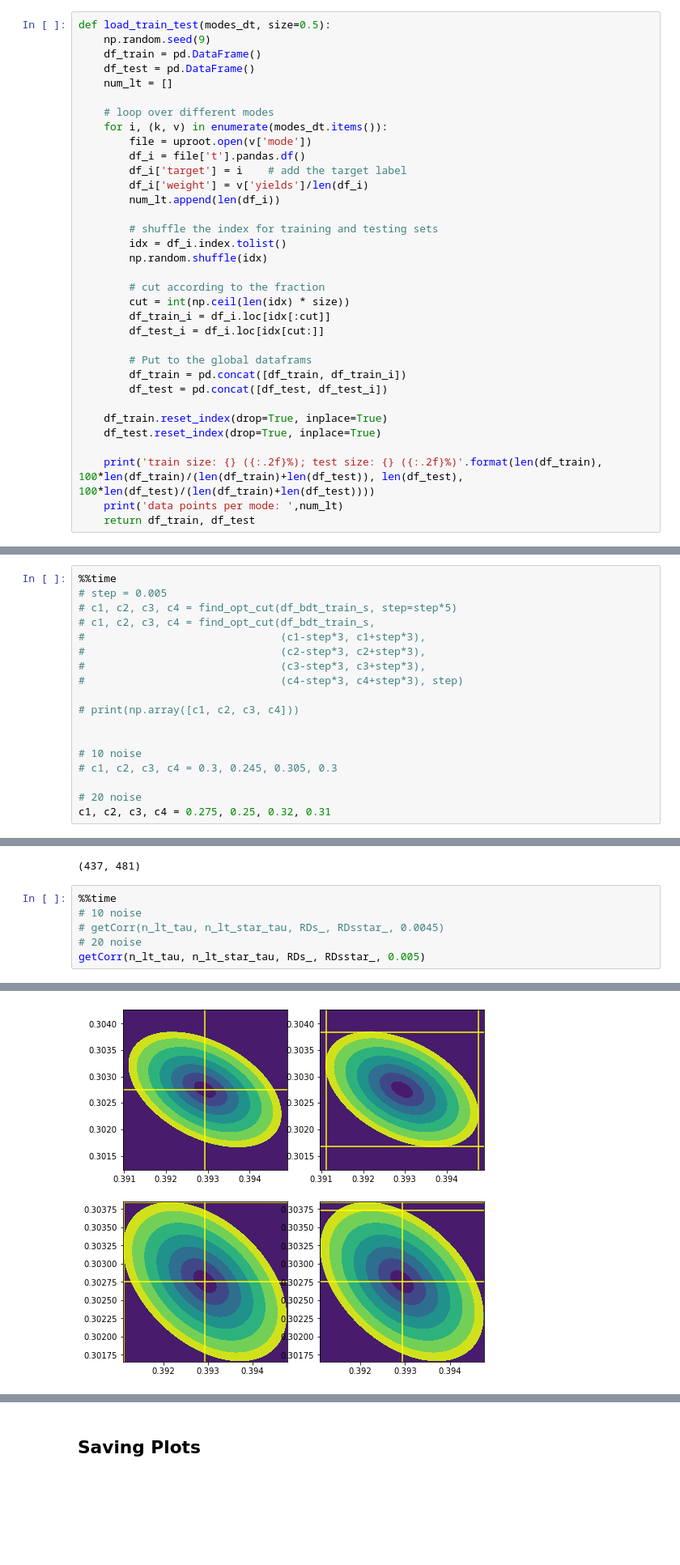
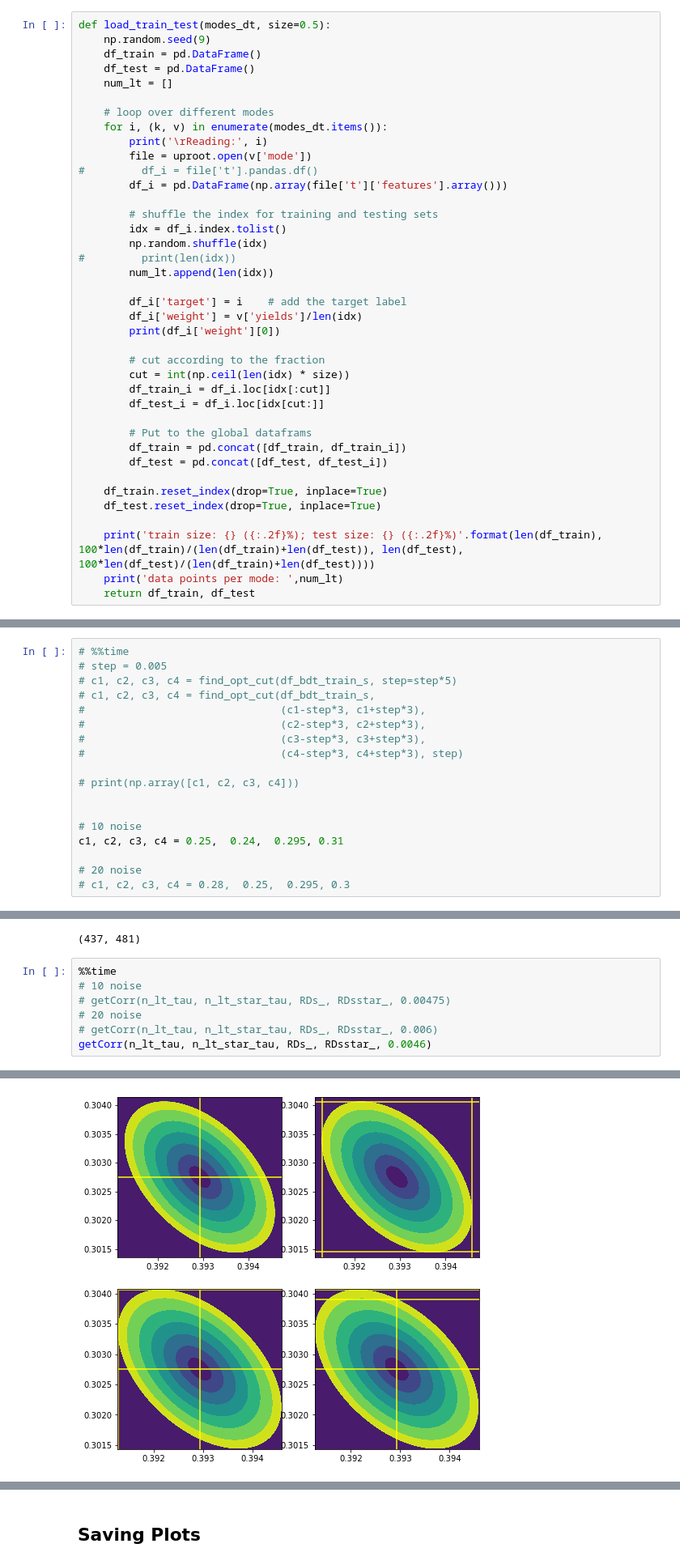
Before and after one commit to ansonkwokth/LFUV_Z-pole, a Jupyter notebook: RDs/BDTCut.ipynb, the cells around one changed output, grey strips where cells are left out. Shown: that part at 81% size. Drawn from its saved outputs; the diff is of its cells as text; blank space fills up the shorter version.

```diff
--- a/RDs/BDTCut.ipynb
+++ b/RDs/BDTCut.ipynb
@@ -81,15 +81,20 @@ def load_train_test(modes_dt, size=0.5):
 
     # loop over different modes
     for i, (k, v) in enumerate(modes_dt.items()):
+        print('\rReading:', i)
         file = uproot.open(v['mode'])
-        df_i = file['t'].pandas.df()
-        df_i['target'] = i    # add the target label
-        df_i['weight'] = v['yields']/len(df_i)
-        num_lt.append(len(df_i))
+#         df_i = file['t'].pandas.df()
+        df_i = pd.DataFrame(np.array(file['t']['features'].array()))
 
         # shuffle the index for training and testing sets
         idx = df_i.index.tolist()
         np.random.shuffle(idx)
+#         print(len(idx))
+        num_lt.append(len(idx))
+
+        df_i['target'] = i    # add the target label
+        df_i['weight'] = v['yields']/len(idx)
+        print(df_i['weight'][0])
 
         # cut according to the fraction
         cut = int(np.ceil(len(idx) * size))
@@ -497,7 +521,7 @@ def find_opt_cut(df_bdt_train_s, point1=None, point2=None, point3=None, point4=N
 
     return df_bdt_loss.iloc[df_bdt_loss['tot'].argmin()][['c1', 'c2', 'c3', 'c4']].values
 # %%
-%%time
+# %%time
 # step = 0.005
 # c1, c2, c3, c4 = find_opt_cut(df_bdt_train_s, step=step*5)
 # c1, c2, c3, c4 = find_opt_cut(df_bdt_train_s,
@@ -510,7 +534,7 @@ def find_opt_cut(df_bdt_train_s, point1=None, point2=None, point3=None, point4=N
 
 
 # 10 noise
-# c1, c2, c3, c4 = 0.3, 0.245, 0.305, 0.3
+c1, c2, c3, c4 = 0.25,  0.24,  0.295, 0.31
 
 # 20 noise
-c1, c2, c3, c4 = 0.275, 0.25, 0.32, 0.31
+# c1, c2, c3, c4 = 0.28,  0.25,  0.295, 0.3
@@ -994,7 +1015,8 @@ def getCorr(n_lt_tau, n_lt_star_tau, RDs, RDsstar, percentage=0.005):
 # %%
 %%time
 # 10 noise
-# getCorr(n_lt_tau, n_lt_star_tau, RDs_, RDsstar_, 0.0045)
+# getCorr(n_lt_tau, n_lt_star_tau, RDs_, RDsstar_, 0.00475)
 # 20 noise
-getCorr(n_lt_tau, n_lt_star_tau, RDs_, RDsstar_, 0.005)
+# getCorr(n_lt_tau, n_lt_star_tau, RDs_, RDsstar_, 0.006)
+getCorr(n_lt_tau, n_lt_star_tau, RDs_, RDsstar_, 0.0046)
 # %% [output]
@@ -1004 +1026 @@ y: 9.93386e+04   by: 2.04851e+04         5.44450e+03
-[figure, old version]
+[figure, new version]
```
Also changed, not shown: parts of 40 cells of this notebook, 6 other files.
